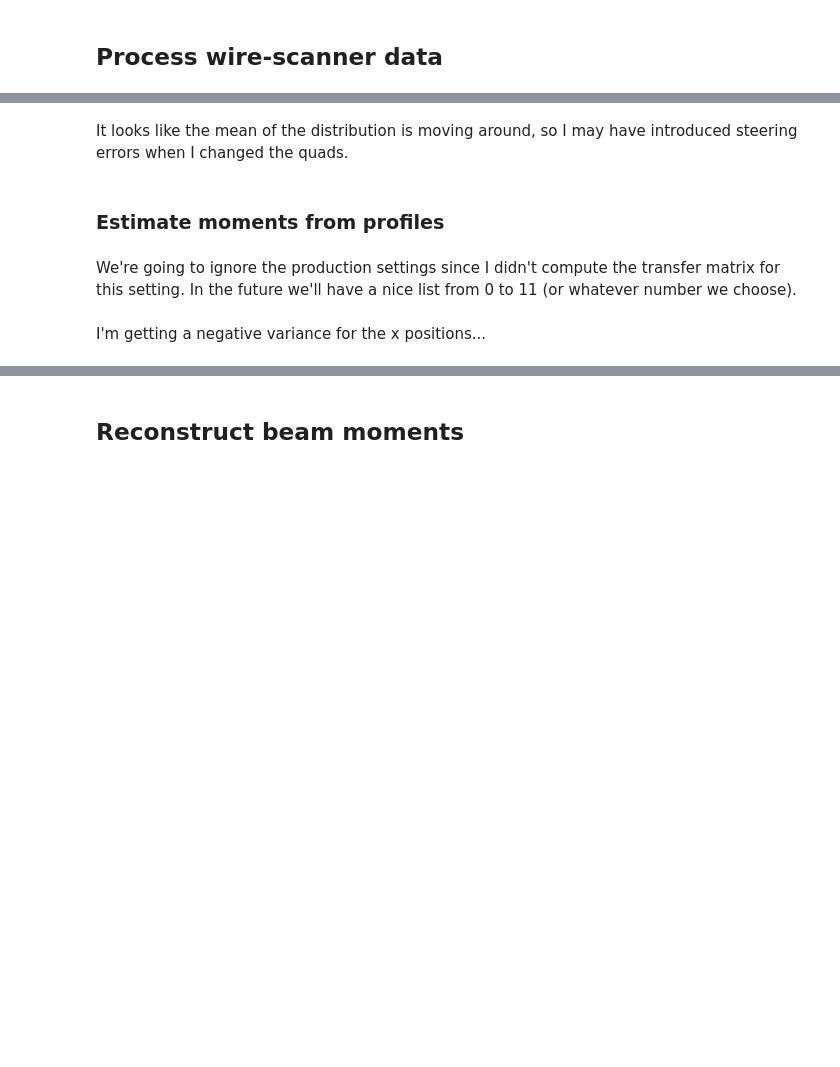
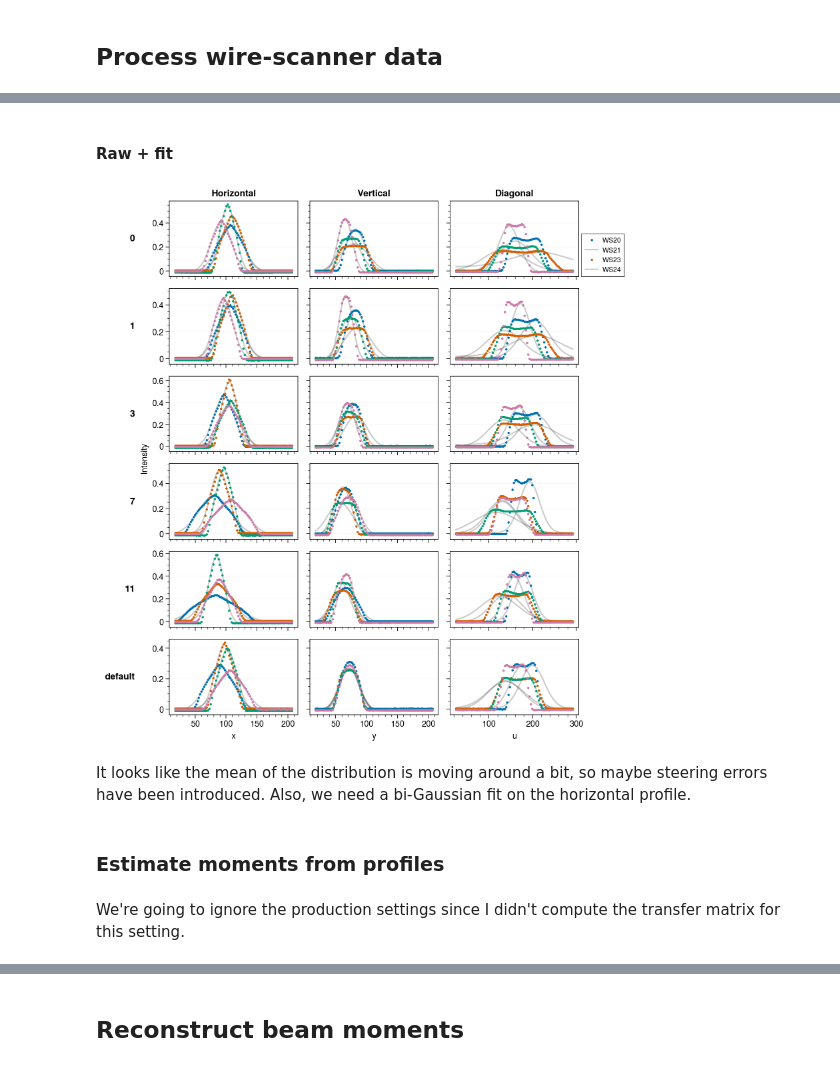
Before and after one commit to austin-hoover/emittance-measurement, a Jupyter notebook: rtbt_emittance_scan/_saved/2021-05-31/analysis.ipynb, the cells around one changed output, grey strips where cells are left out. Cells and saved outputs as stored; diff of their text form; code cells hidden in the pictures; blank space fills up the shorter version.

```diff
--- a/rtbt_emittance_scan/_saved/2021-05-31/analysis.ipynb
+++ b/rtbt_emittance_scan/_saved/2021-05-31/analysis.ipynb
@@ -189,6 +287,12 @@ for ax in axes:
+# %% [markdown]
+#### Raw + fit
+# %%
+axes = plot_profiles(profiles, ws_ids, show_fit=True, kws_raw=kws_raw, kws_fit=kws_fit)
+# %% [output]
+[figure, added]
 # %% [markdown]
-It looks like the mean of the distribution is moving around, so I may have introduced steering errors when I changed the quads.
+It looks like the mean of the distribution is moving around a bit, so maybe steering errors have been introduced. Also, we need a bi-Gaussian fit on the horizontal profile.
 # %% [markdown]
 ### Estimate moments from profiles
 # %% [markdown]
-We're going to ignore the production settings since I didn't compute the transfer matrix for this setting. In the future we'll have a nice list from 0 to 11 (or whatever number we choose).
+We're going to ignore the production settings since I didn't compute the transfer matrix for this setting.
@@ -197,2 +298,0 @@ data_list = data_list[:-1]
-# %% [markdown]
-I'm getting a negative variance for the x positions...
```
Also changed, not shown: parts of 30 cells of this notebook.
